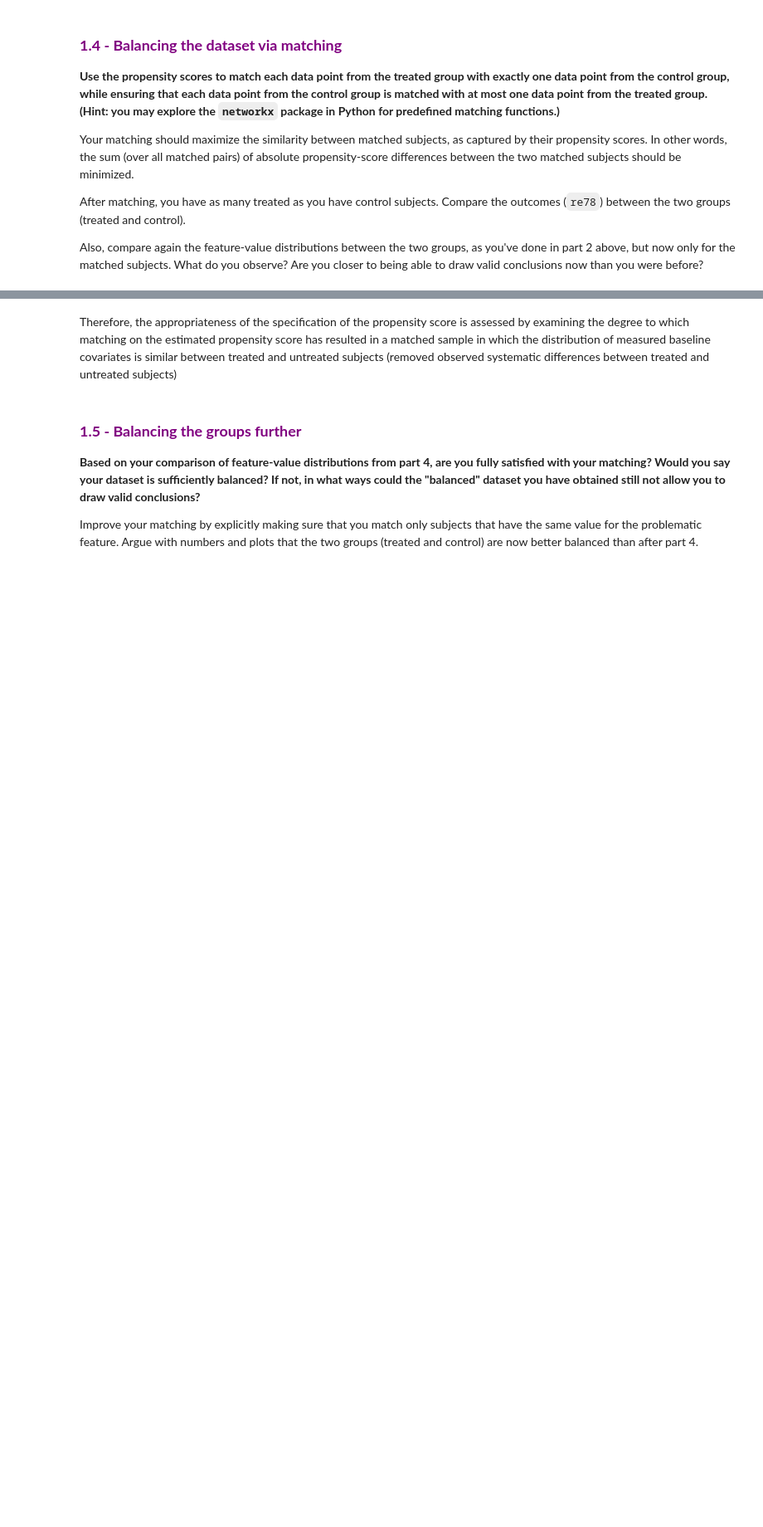
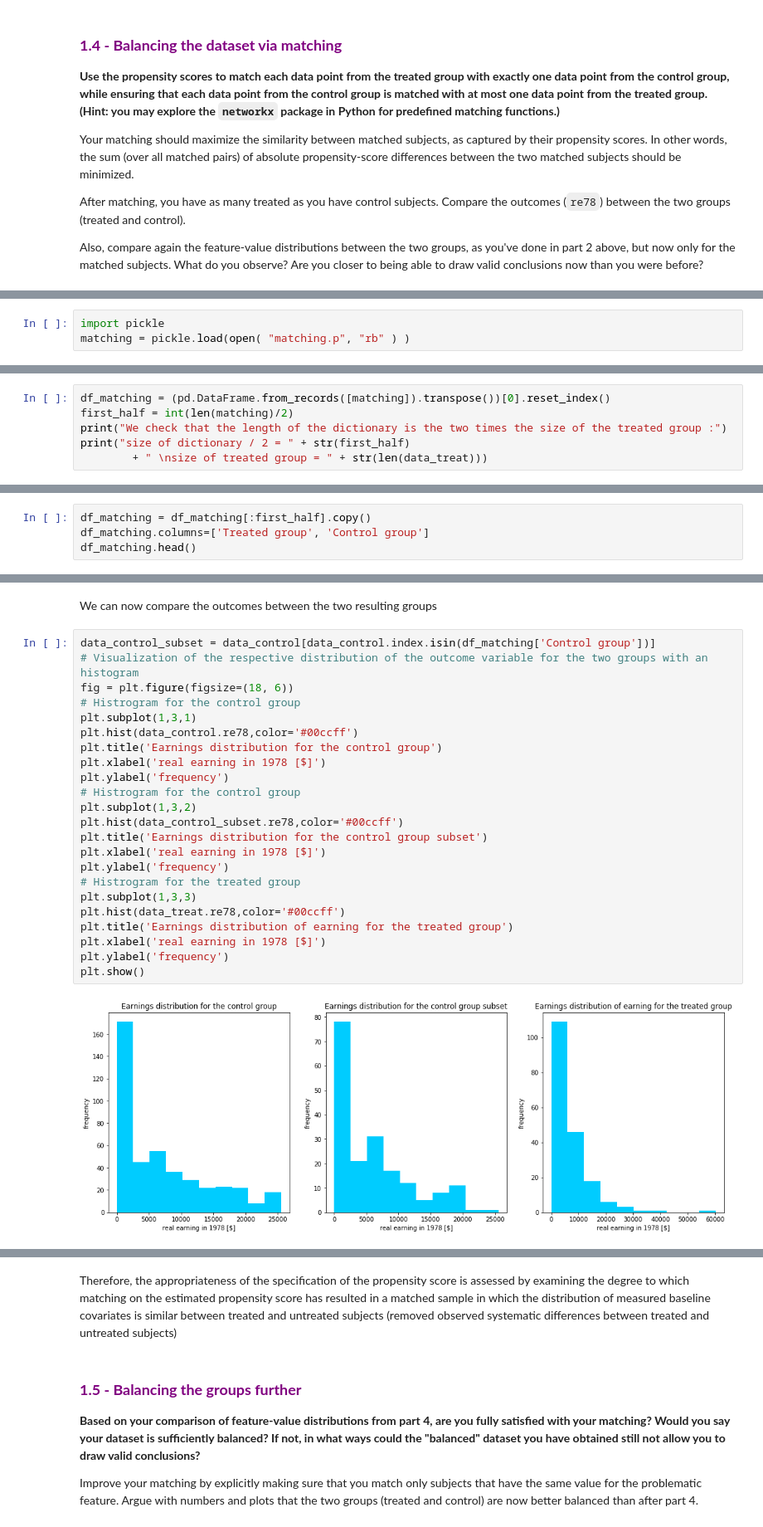
Before and after one commit to padesplaces/ada2017, a Jupyter notebook: 04 - Applied ML/Homework 4.ipynb, the cells around one changed output, grey strips where cells are left out. Shown: that part at 83% size. Drawn from its saved outputs; the diff is of its cells as text; blank space fills up the shorter version.

```diff
--- a/04 - Applied ML/Homework 4.ipynb
+++ b/04 - Applied ML/Homework 4.ipynb
@@ -376,0 +398,3 @@ False
+# %%
+import pickle
+matching = pickle.load(open( "matching.p", "rb" ) )
@@ -376,0 +403,6 @@ False
+# %%
+df_matching = (pd.DataFrame.from_records([matching]).transpose())[0].reset_index()
+first_half = int(len(matching)/2)
+print("We check that the length of the dictionary is the two times the size of the treated group :")
+print("size of dictionary / 2 = " + str(first_half)
+        + " \nsize of treated group = " + str(len(data_treat)))
@@ -376,0 +413,4 @@ False
+# %%
+df_matching = df_matching[:first_half].copy()
+df_matching.columns=['Treated group', 'Control group']
+df_matching.head()
@@ -376,0 +434,27 @@ False
+# %% [markdown]
+We can now compare the outcomes between the two resulting groups
+# %%
+data_control_subset = data_control[data_control.index.isin(df_matching['Control group'])]
+# Visualization of the respective distribution of the outcome variable for the two groups with an histogram
+fig = plt.figure(figsize=(18, 6))
+# Histrogram for the control group
+plt.subplot(1,3,1)
+plt.hist(data_control.re78,color='#00ccff')
+plt.title('Earnings distribution for the control group')
+plt.xlabel('real earning in 1978 [$]')
+plt.ylabel('frequency')
+# Histrogram for the control group
+plt.subplot(1,3,2)
+plt.hist(data_control_subset.re78,color='#00ccff')
+plt.title('Earnings distribution for the control group subset')
+plt.xlabel('real earning in 1978 [$]')
+plt.ylabel('frequency')
+# Histrogram for the treated group
+plt.subplot(1,3,3)
+plt.hist(data_treat.re78,color='#00ccff')
+plt.title('Earnings distribution of earning for the treated group')
+plt.xlabel('real earning in 1978 [$]')
+plt.ylabel('frequency')
+plt.show()
+# %% [output]
+[figure, added]
```
Also changed, not shown: parts of 41 cells of this notebook, 2 other files.
